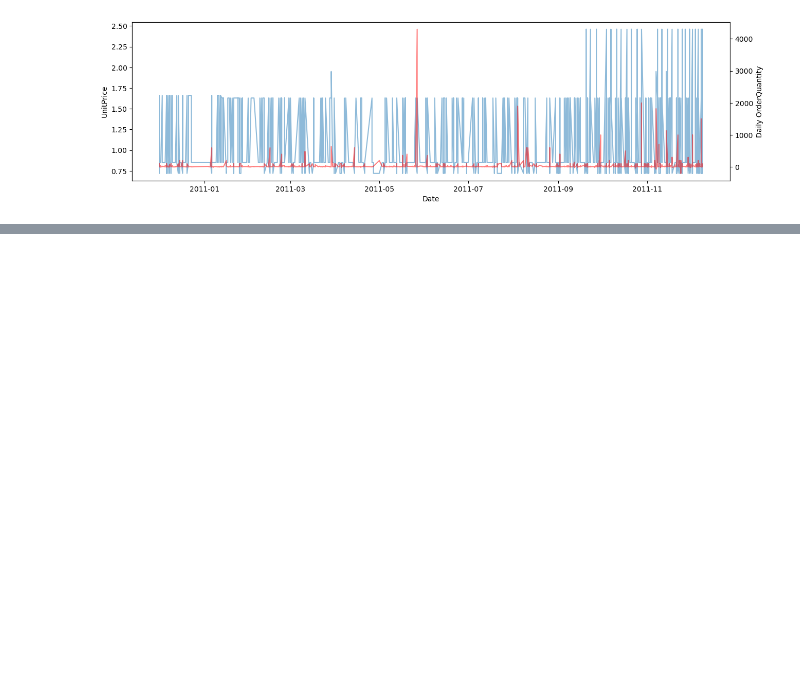
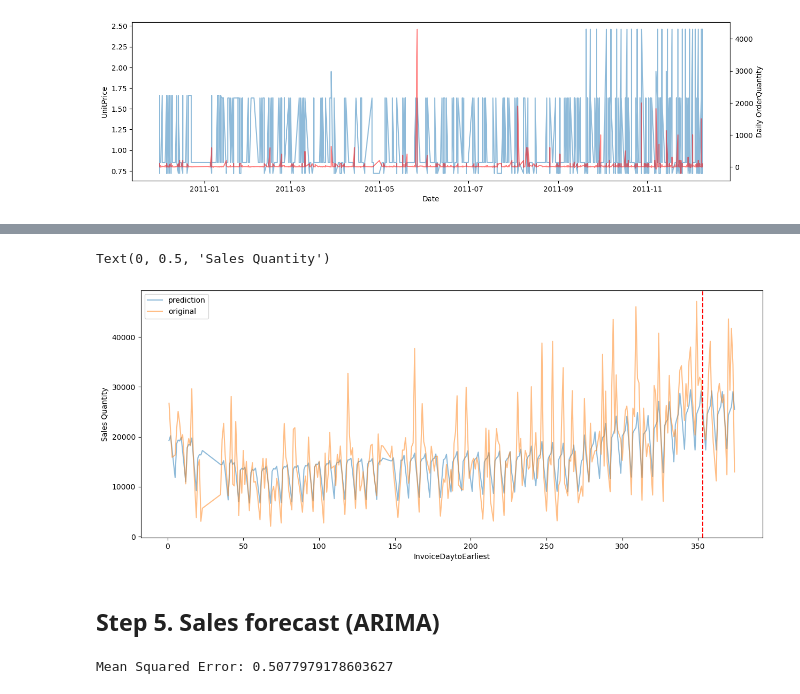
Before and after one commit to gzhang8763/ecommerce_timeseriesanalysis, a Jupyter notebook: Sales Forcast.ipynb, the cells around one changed output, grey strips where cells are left out. Drawn from its saved outputs; the diff is of its cells as text; code cells hidden in the pictures; blank space fills up the shorter version.

```diff
--- a/Sales Forcast.ipynb
+++ b/Sales Forcast.ipynb
@@ -562,0 +692,33 @@ Text(0, 0.5, 'Frequency')
+# %%
+# prediction on the whole dataset
+y_pred = best_model.predict(X).reshape(-1,1)
+y_pred = np.exp(y_pred)
+
+fig, ax = plt.subplots(1,1,figsize = (15,6))
+plt.plot(X[:,0], y_pred, alpha=0.5, label='prediction')
+plt.plot(X[:,0], y, alpha=0.5, label = 'original')
+plt.axvline(x=X_test[0,0], color='r', linestyle='--')
+plt.legend()
+plt.xlabel('InvoiceDaytoEarliest')
+plt.ylabel('Sales Quantity')
+# %% [output]
+Text(0, 0.5, 'Sales Quantity')
+[figure, added]
+# %% [markdown]
+## Step 5. Sales forecast (ARIMA)
+# %%
+from statsmodels.tsa.arima.model import ARIMA
+"""
+order = (1, 0, 1)  # order of ARIMA
+model = ARIMA(y_trainval, order=order)
+fitted_model = model.fit()
+
+# Make predictions on the testing data
+predictions = fitted_model.predict(start=len(y_trainval), end=len(y_trainval) + len(y_test) - 1)
+
+# Evaluate model performance
+mse = mean_squared_error(y_test, predictions)
+print("Mean Squared Error:", mse)
+"""
+# %% [output]
+Mean Squared Error: 0.5077979178603627
```
Also changed, not shown: parts of 15 cells of this notebook.
